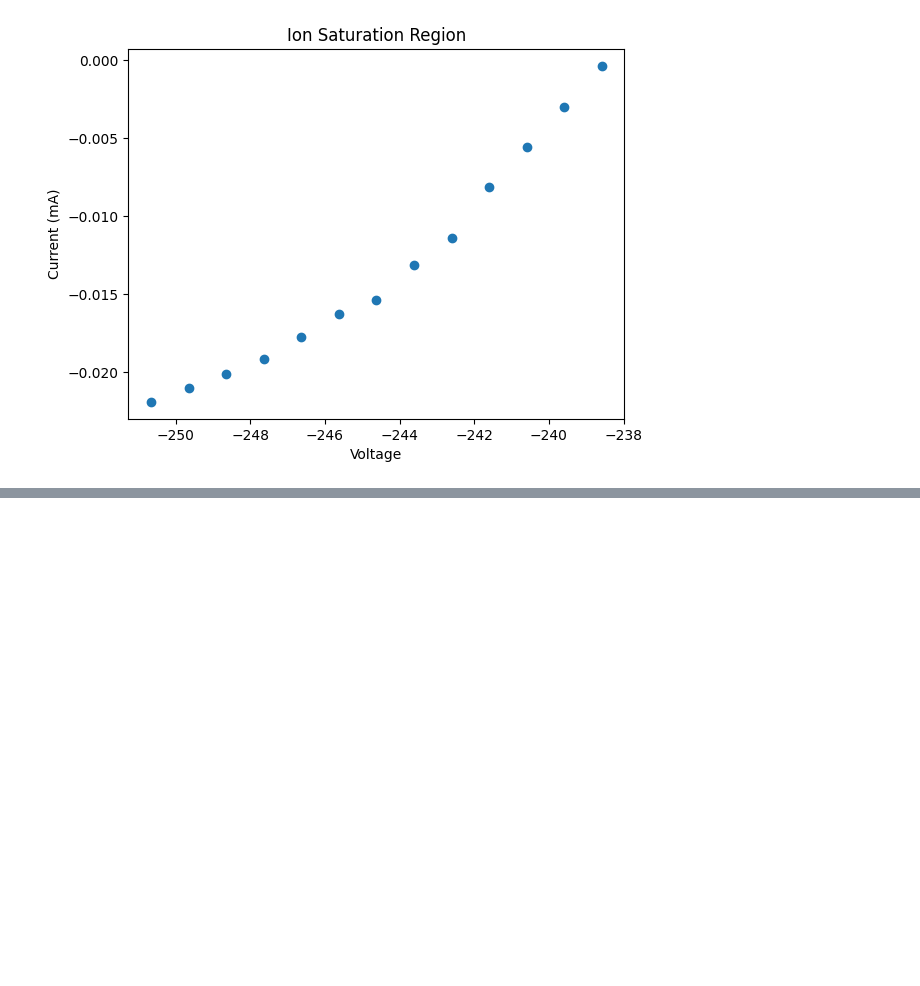
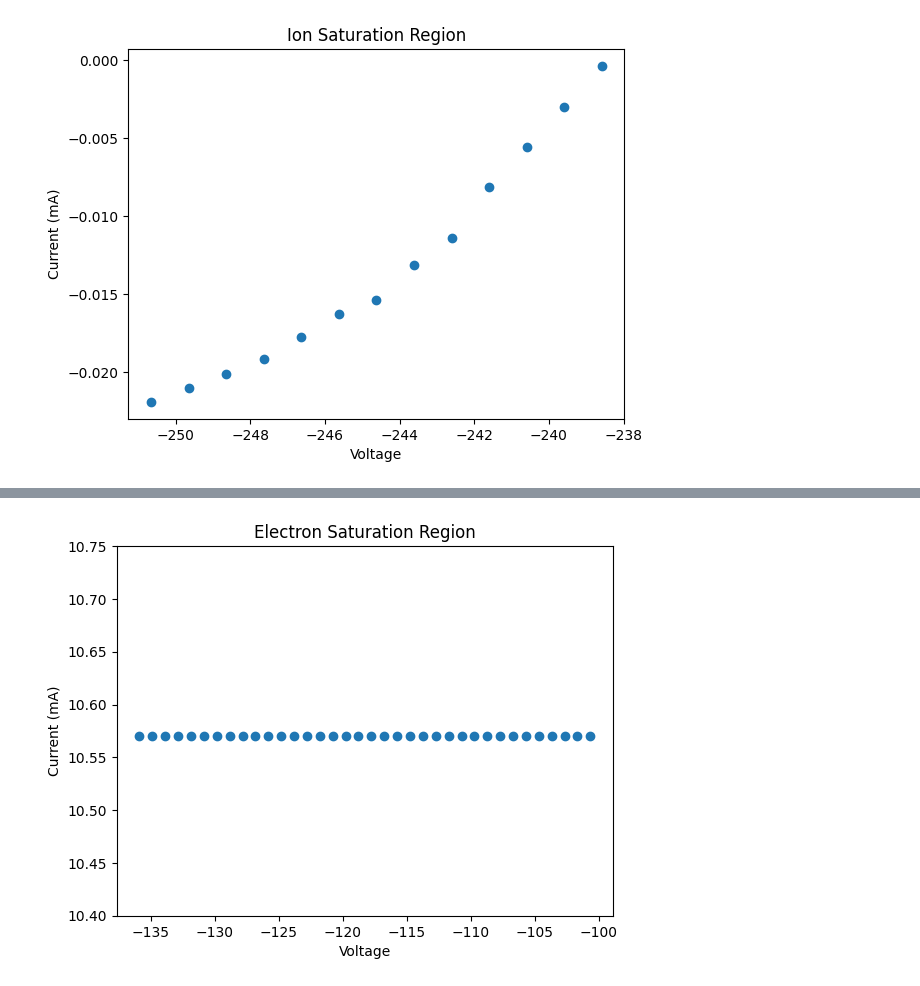
Before and after one commit to maraMaraschino/Adv-Lab, a Jupyter notebook: Langmuir Probe Experiment/langmuir_probe.ipynb, the cells around one changed output, grey strips where cells are left out. Cells and saved outputs as stored; diff of their text form; code cells hidden in the pictures; blank space fills up the shorter version.

```diff
--- a/Langmuir Probe Experiment/langmuir_probe.ipynb
+++ b/Langmuir Probe Experiment/langmuir_probe.ipynb
@@ -156,0 +169,22 @@ plt.show()
+# %%
+# Finding the electron saturation region
+from scipy.stats import linregress, norm
+from scipy.optimize import curve_fit
+
+es_x = x_avg[114:]
+es_y = y_avg[114:]
+
+#def linear_model(x, m, c):
+
+#popt, pcov = curve_fit(es_x, es_y)
+#print(popt, pcov)
+
+plt.scatter(es_x, es_y)
+plt.title('Electron Saturation Region')
+plt.ylim(10.4, 10.75)
+plt.ylabel('Current (mA)')
+plt.xlabel('Voltage')
+plt.savefig('Electron Saturation Region.png')
+plt.show()
+# %% [output]
+[figure, added]
```
Also changed, not shown: parts of 4 cells of this notebook, 2 other files.
